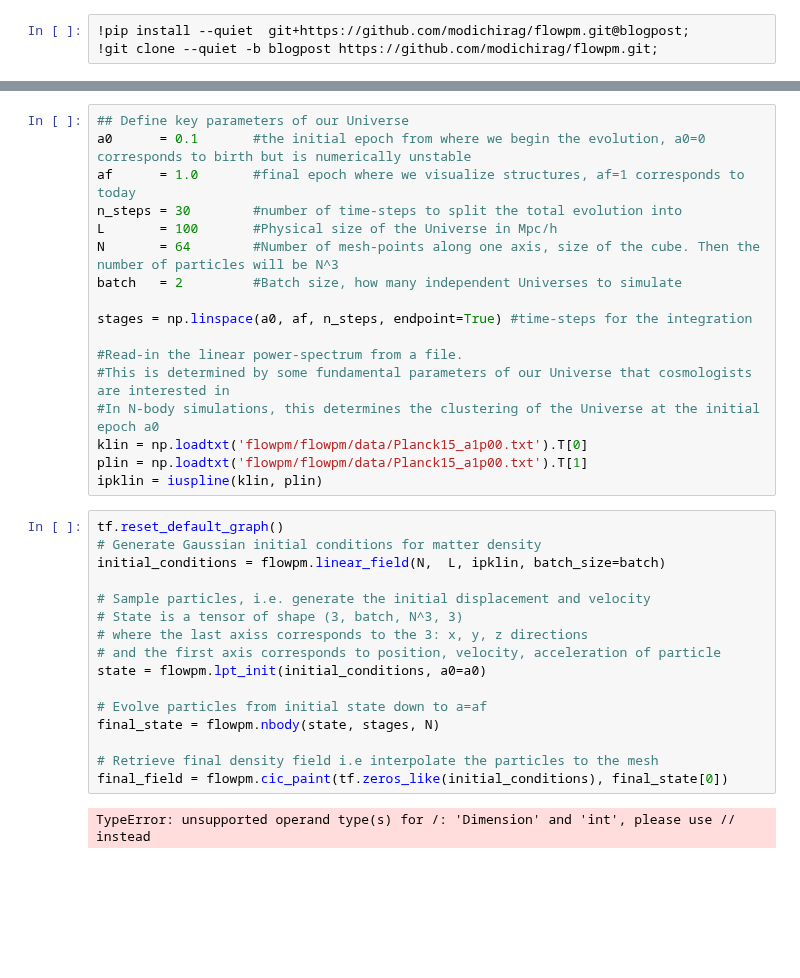
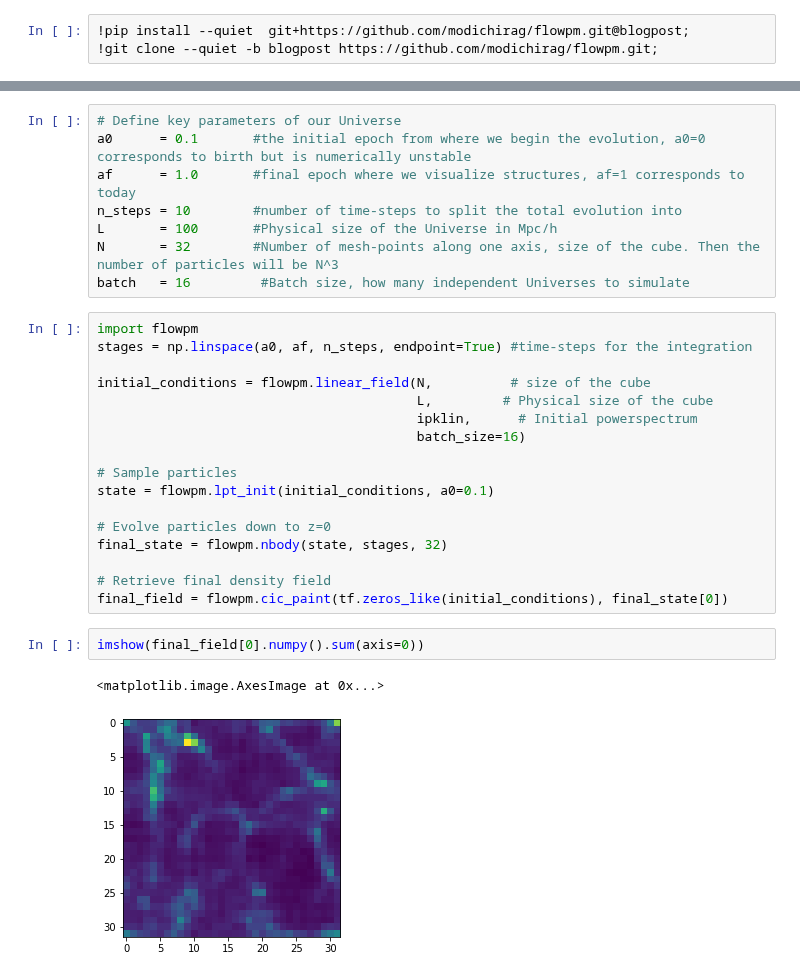
Before and after one commit to DifferentiableUniverseInitiative/flowpm, a Jupyter notebook: notebooks/my_flowpm_blog.ipynb, the cells around one changed output, grey strips where cells are left out. Drawn from its saved outputs; the diff is of its cells as text; blank space fills up the shorter version.

Commit message:
plot added

```diff
--- a/notebooks/my_flowpm_blog.ipynb
+++ b/notebooks/my_flowpm_blog.ipynb
@@ -20,35 +20,30 @@ non-resource variables are not supported in the long term
 # %%
-## Define key parameters of our Universe
+# Define key parameters of our Universe
 a0      = 0.1       #the initial epoch from where we begin the evolution, a0=0 corresponds to birth but is numerically unstable
 af      = 1.0       #final epoch where we visualize structures, af=1 corresponds to today
-n_steps = 30        #number of time-steps to split the total evolution into
+n_steps = 10        #number of time-steps to split the total evolution into
 L       = 100       #Physical size of the Universe in Mpc/h
-N       = 64        #Number of mesh-points along one axis, size of the cube. Then the number of particles will be N^3
-batch   = 2         #Batch size, how many independent Universes to simulate
-
-stages = np.linspace(a0, af, n_steps, endpoint=True) #time-steps for the integration
-
-#Read-in the linear power-spectrum from a file.
-#This is determined by some fundamental parameters of our Universe that cosmologists are interested in
-#In N-body simulations, this determines the clustering of the Universe at the initial epoch a0
-klin = np.loadtxt('flowpm/flowpm/data/Planck15_a1p00.txt').T[0]
-plin = np.loadtxt('flowpm/flowpm/data/Planck15_a1p00.txt').T[1]
-ipklin = iuspline(klin, plin)
+N       = 32        #Number of mesh-points along one axis, size of the cube. Then the number of particles will be N^3
+batch   = 16         #Batch size, how many independent Universes to simulate
-# %%
-tf.reset_default_graph()
-# Generate Gaussian initial conditions for matter density
-initial_conditions = flowpm.linear_field(N,  L, ipklin, batch_size=batch)
-
-# Sample particles, i.e. generate the initial displacement and velocity
-# State is a tensor of shape (3, batch, N^3, 3)
-# where the last axiss corresponds to the 3: x, y, z directions
-# and the first axis corresponds to position, velocity, acceleration of particle
-state = flowpm.lpt_init(initial_conditions, a0=a0)
-
-# Evolve particles from initial state down to a=af
-final_state = flowpm.nbody(state, stages, N)
-
-# Retrieve final density field i.e interpolate the particles to the mesh
-final_field = flowpm.cic_paint(tf.zeros_like(initial_conditions), final_state[0])
-# %% [output]
-TypeError: unsupported operand type(s) for /: 'Dimension' and 'int', please use // instead
+# %%
+import flowpm
+stages = np.linspace(a0, af, n_steps, endpoint=True) #time-steps for the integration
+
+initial_conditions = flowpm.linear_field(N,          # size of the cube
+                                         L,         # Physical size of the cube
+                                         ipklin,      # Initial powerspectrum
+                                         batch_size=16)
+
+# Sample particles
+state = flowpm.lpt_init(initial_conditions, a0=0.1)
+
+# Evolve particles down to z=0
+final_state = flowpm.nbody(state, stages, 32)
+
+# Retrieve final density field
+final_field = flowpm.cic_paint(tf.zeros_like(initial_conditions), final_state[0])
+# %%
+imshow(final_field[0].numpy().sum(axis=0))
+# %% [output]
+<matplotlib.image.AxesImage at 0x...>
+[figure, added]
```
Also changed, not shown: parts of 5 cells of this notebook.
